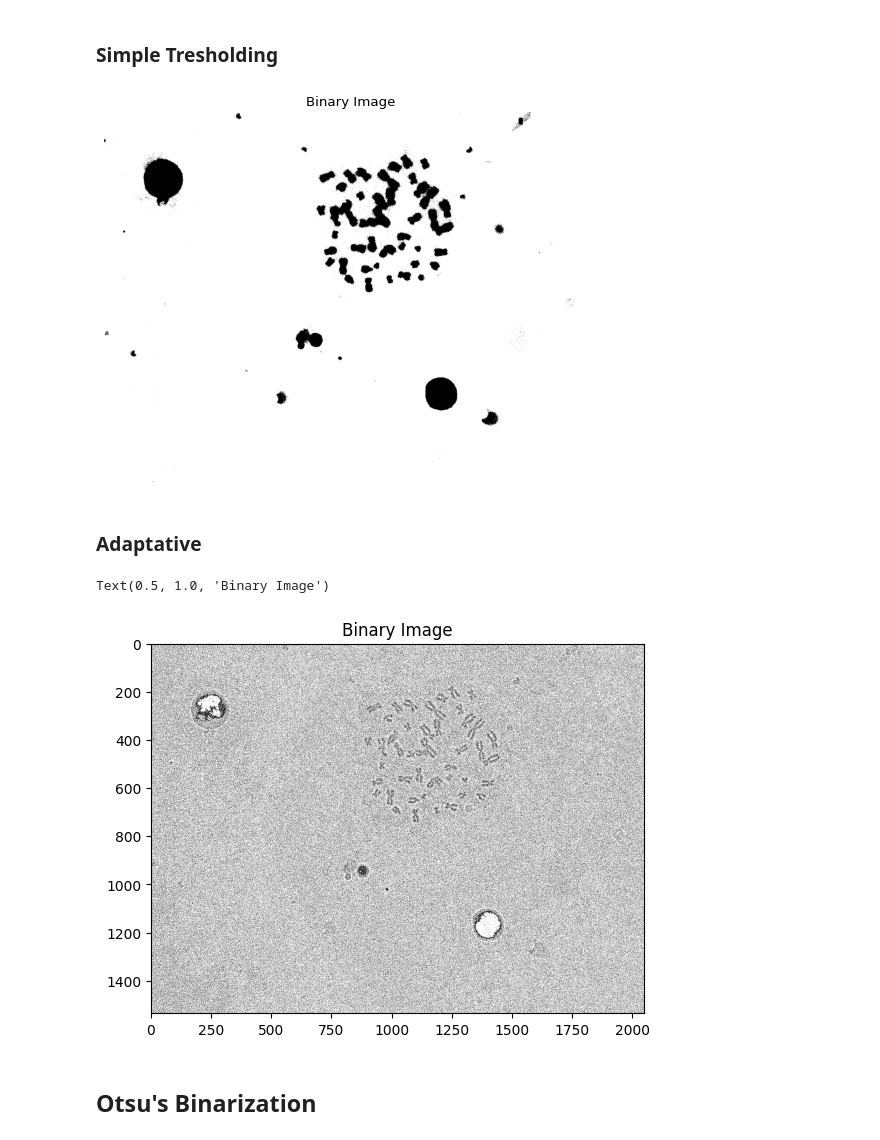
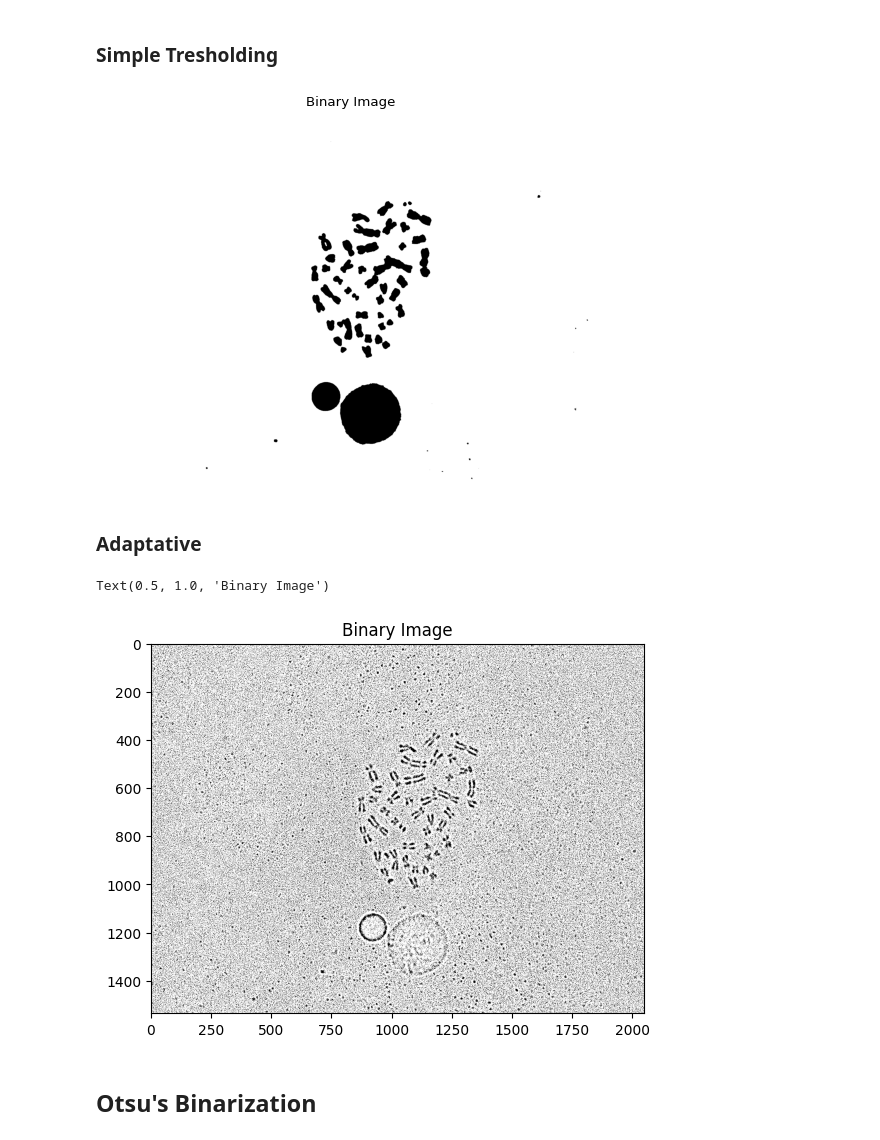
Before and after one commit to HyanBatista/chromosome-counter, a Jupyter notebook: notebooks/preprocessing.ipynb, the cells around one changed output. Drawn from its saved outputs; the diff is of its cells as text; code cells hidden in the pictures.

```diff
--- a/notebooks/preprocessing.ipynb
+++ b/notebooks/preprocessing.ipynb
@@ -1,7 +1,7 @@
 # %% [markdown]
 # Image Preprocessing
 # %%
-IMAGE = '../data/original_images/41.tif'
+IMAGE = '../data/original_images/1.tif'
 # %%
 import cv2 as cv
 import numpy as np
@@ -28,17 +28,17 @@ plt.imshow(cv.cvtColor(thresholded_image, cv.COLOR_GRAY2RGB))
 plt.title('Binary Image')
 plt.axis('off');
 # %% [output]
-[figure, old version]
+[figure, new version]
 # %% [markdown]
 ### Adaptative
 # %%
 image = cv.imread(IMAGE, cv.IMREAD_GRAYSCALE)
-binary_image = cv.adaptiveThreshold(image, 255, cv.ADAPTIVE_THRESH_GAUSSIAN_C, cv.THRESH_BINARY, 11, 2)
-plt.imshow(cv.cvtColor(binary_image, cv.COLOR_GRAY2RGB))
+inverted_image = cv.adaptiveThreshold(image, 255, cv.ADAPTIVE_THRESH_GAUSSIAN_C, cv.THRESH_BINARY, 11, 2)
+plt.imshow(cv.cvtColor(inverted_image, cv.COLOR_GRAY2RGB))
 plt.title('Binary Image')
 # %% [output]
 Text(0.5, 1.0, 'Binary Image')
-[figure, old version]
+[figure, new version]
 # %% [markdown]
 ## Otsu's Binarization
 # %%
```
Also changed, not shown: parts of 5 cells of this notebook.
